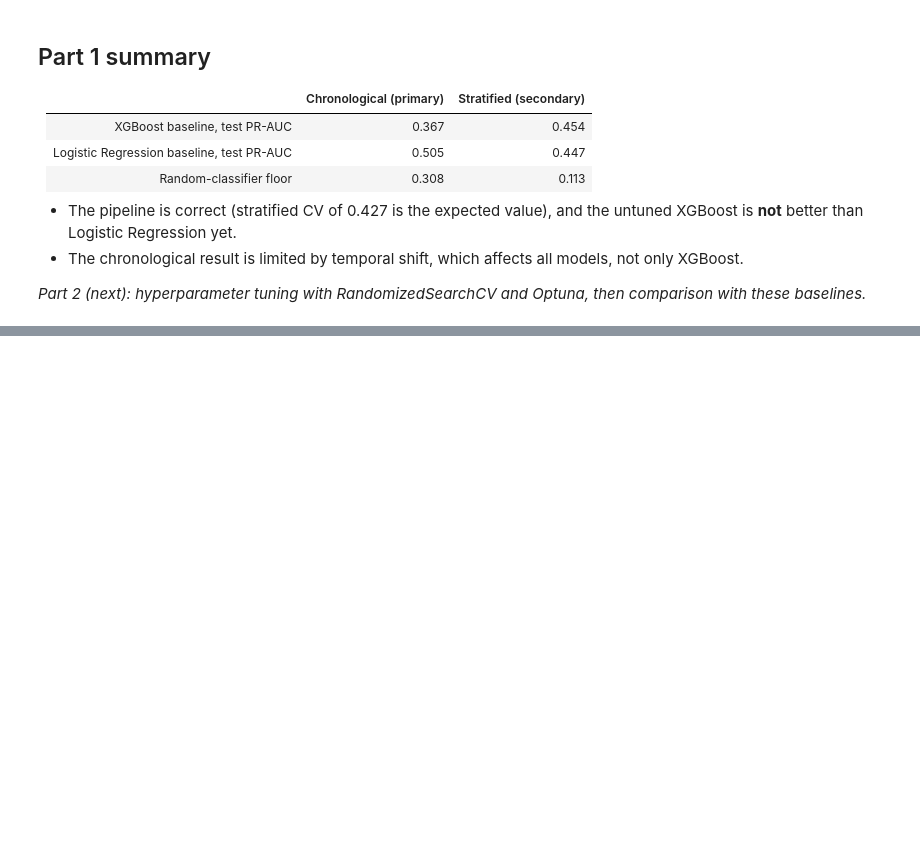
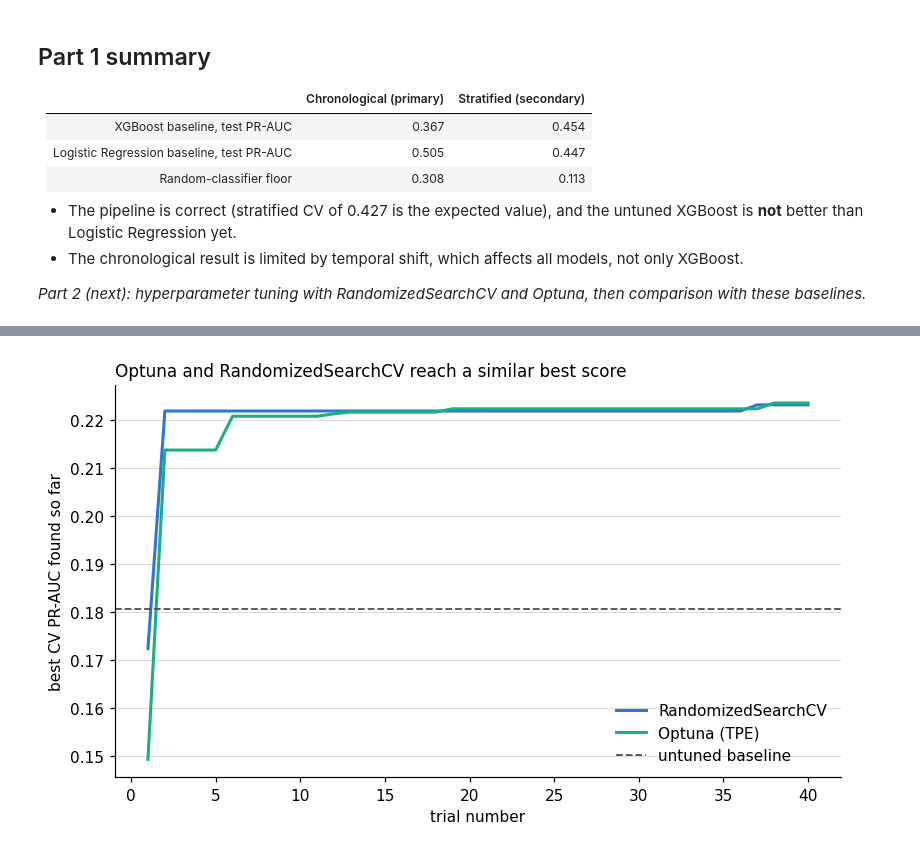
Before and after one commit to Saradala/bank-telemarketing-predictor, a Jupyter notebook: notebooks/08_model_xgboost.ipynb, the cells around one changed output, grey strips where cells are left out. Saved outputs shown, nothing was run; the diff lists cells and outputs as text; code cells hidden in the pictures; blank space fills up the shorter version.

Commit message:
Add tuning notebook: RandomizedSearchCV vs Optuna, final model evaluation

```diff
--- a/notebooks/08_model_xgboost.ipynb
+++ b/notebooks/08_model_xgboost.ipynb
@@ -270,0 +278,10 @@ added 0 row(s); log now has 6 rows
+# %%
+from src.xgb_model import SEARCH_SPACE, random_search_xgb, optuna_search_xgb, search_space_bounds
+import time
+
+t0 = time.time()
+rs = random_search_xgb(X_tr_c, y_tr_c, compute_scale_pos_weight(y_tr_c), n_iter=40, n_splits=5, random_state=42)
+t_rs = time.time() - t0
+print(f"RandomizedSearchCV: 40 iterations x 5 folds took {t_rs:.0f}s")
+print(f"Best CV PR-AUC: {rs.best_score_:.4f}  (baseline was {results['chronological', 'XGBoost']['cv']['cv_pr_auc_mean']:.4f})")
+pd.Series({k.removeprefix('clf__'): v for k, v in rs.best_params_.items()}, name="best value").to_frame()
@@ -270,0 +308,7 @@ added 0 row(s); log now has 6 rows
+# %%
+t0 = time.time()
+study = optuna_search_xgb(X_tr_c, y_tr_c, compute_scale_pos_weight(y_tr_c), n_trials=40, n_splits=5, random_state=42)
+t_op = time.time() - t0
+print(f"Optuna: 40 trials took {t_op:.0f}s")
+print(f"Best CV PR-AUC: {study.best_value:.4f}")
+pd.Series(study.best_params, name="best value").to_frame()
@@ -270,0 +327,21 @@ added 0 row(s); log now has 6 rows
+# %%
+AQUA = "#1baf7a"   # third categorical colour (blue=XGBoost, orange=Logistic Regression already used in Part 1)
+
+# "best score so far" against trial number, for both search methods
+rs_scores = rs.cv_results_["mean_test_score"]            # in the order RandomizedSearchCV sampled them (fixed random_state)
+op_scores = [t.value for t in study.trials]               # in the order Optuna ran them
+rs_running_best = pd.Series(rs_scores).cummax()
+op_running_best = pd.Series(op_scores).cummax()
+
+fig, ax = plt.subplots(figsize=(7.5, 4.5))
+ax.plot(range(1, len(rs_running_best) + 1), rs_running_best, color=BLUE, linewidth=2, label="RandomizedSearchCV")
+ax.plot(range(1, len(op_running_best) + 1), op_running_best, color=AQUA, linewidth=2, label="Optuna (TPE)")
+ax.axhline(results["chronological", "XGBoost"]["cv"]["cv_pr_auc_mean"], color=GREY, linestyle="--", linewidth=1.2,
+          label="untuned baseline")
+ax.set_xlabel("trial number")
+ax.set_ylabel("best CV PR-AUC found so far")
+ax.legend(frameon=False, loc="lower right")
+ax.set_title("Optuna and RandomizedSearchCV reach a similar best score", loc="left", fontsize=11)
+save_fig("tuning_history")
+# %% [output]
+[figure, added]
```
Also changed, not shown: parts of 18 cells of this notebook, 3 other files.
